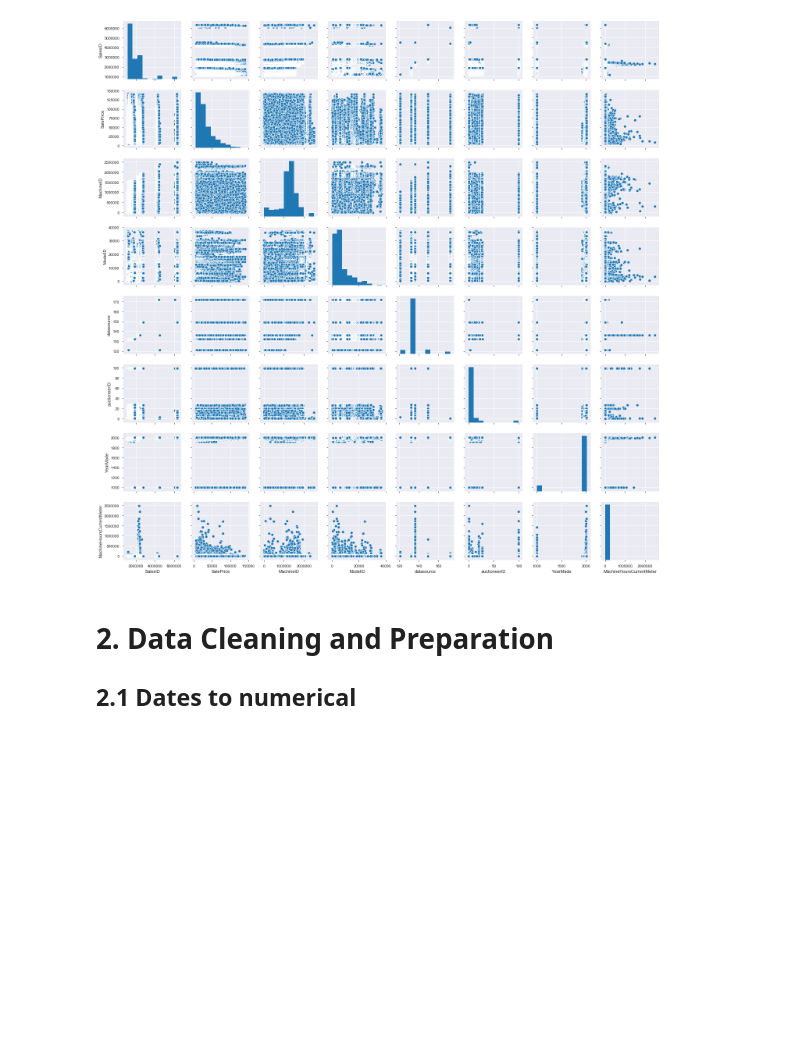
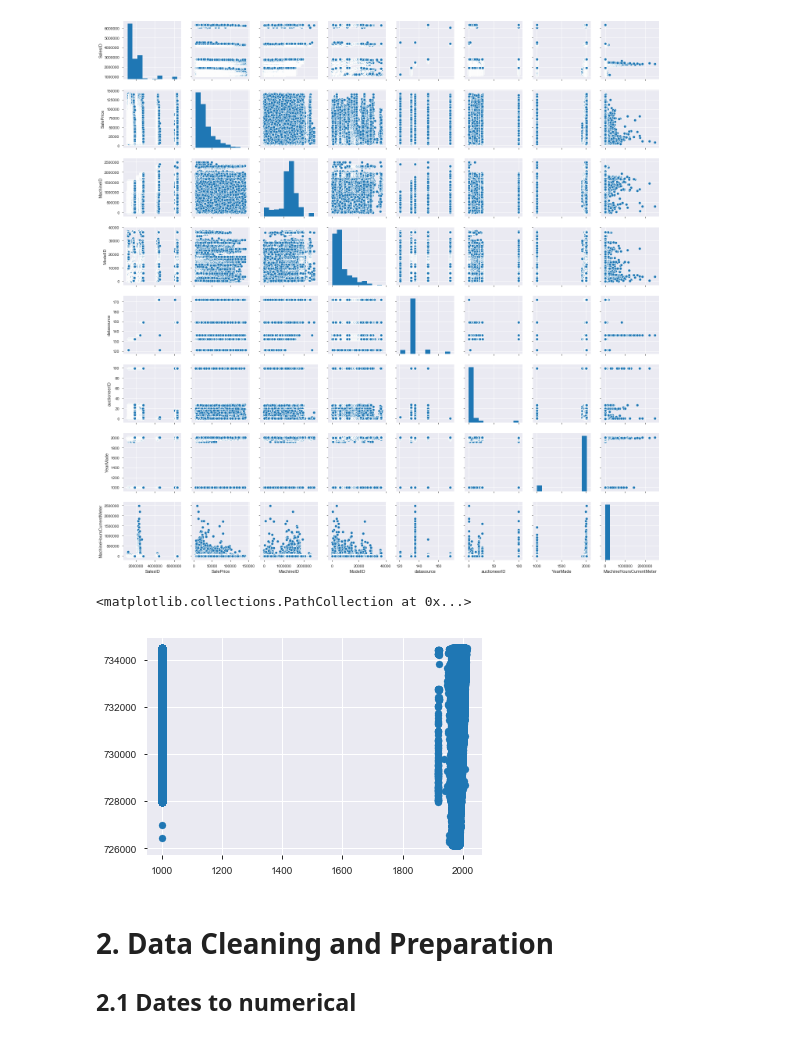
Before and after one commit to j-gd/python_templates, a Jupyter notebook: eda/EDA_template.ipynb, the cells around one changed output. Cells and saved outputs as stored; diff of their text form; code cells hidden in the pictures; blank space fills up the shorter version.

```diff
--- a/eda/EDA_template.ipynb
+++ b/eda/EDA_template.ipynb
@@ -55,6 +55,11 @@ sns.pairplot(raw_df)
 # %%
 # Useful to get actual correlation numbers
 sns.heatmap(raw_df.corr(), annot=True)
+# %%
+plt.scatter(raw_df['YearMade'], dt.date2num(pd.to_datetime(raw_df['saledate'])))
+# %% [output]
+<matplotlib.collections.PathCollection at 0x...>
+[figure, added]
 # %% [markdown]
 # 2. Data Cleaning and Preparation
 ## 2.1 Dates to numerical
```
Also changed, not shown: parts of 14 cells of this notebook.
